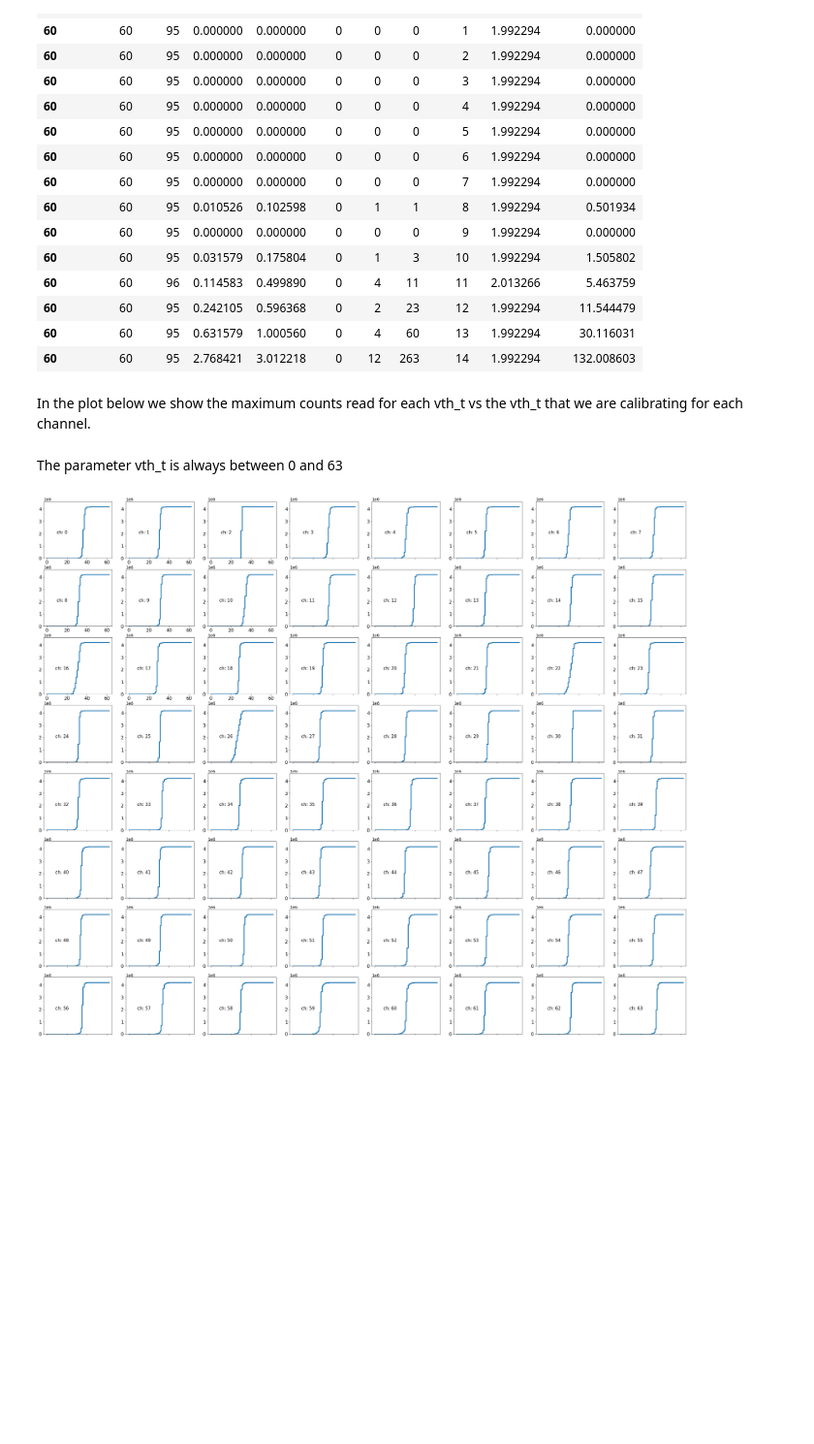
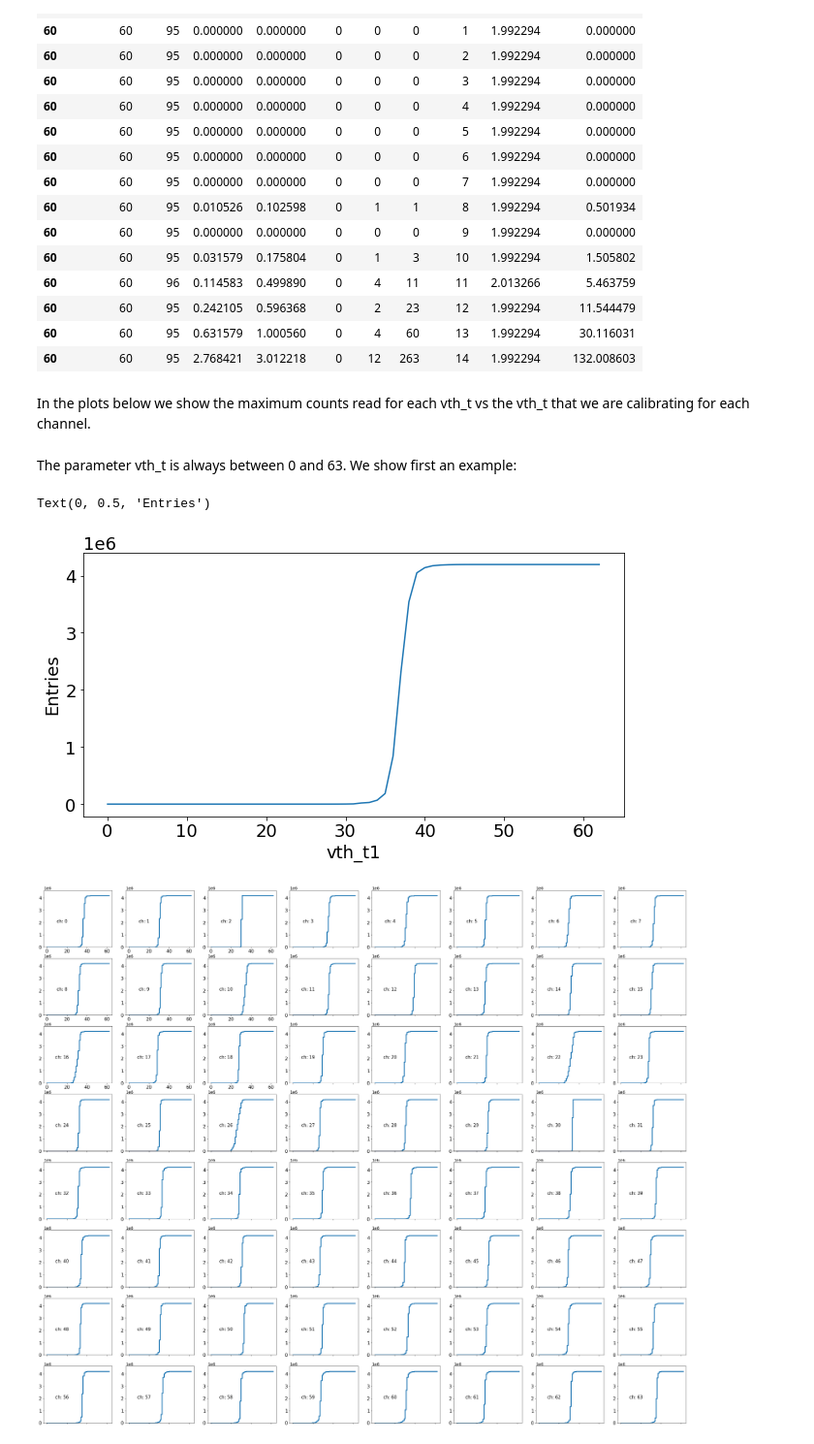
Before and after one commit to petalo-project/ANTEANB, a Jupyter notebook: preproc/Threshold_calibration_summary.ipynb, the cells around one changed output. Shown at 97% size. Drawn from its saved outputs; the diff is of its cells as text; code cells hidden in the pictures; blank space fills up the shorter version.

Commit message:
Add two plots as examples.

```diff
--- a/preproc/Threshold_calibration_summary.ipynb
+++ b/preproc/Threshold_calibration_summary.ipynb
@@ -125,9 +130,17 @@ df_counts[(df_counts['channel_id'] == 60)][0:15]
 | 60 | 60 | 95 | 0.631579 | 1.000560 | 0 | 4 | 60 | 13 | 1.992294 | 30.116031 |
 | 60 | 60 | 95 | 2.768421 | 3.012218 | 0 | 12 | 263 | 14 | 1.992294 | 132.008603 |
 # %% [markdown]
-In the plot below we show the maximum counts read for each vth_t vs the vth_t that we are calibrating for each channel.
+In the plots below we show the maximum counts read for each vth_t vs the vth_t that we are calibrating for each channel.
 # %% [markdown]
-The parameter vth_t is always between 0 and 63
+The parameter vth_t is always between 0 and 63. We show first an example:
+# %%
+plt.figure(figsize = (10, 5))
+plt.plot(df_counts[df_counts['channel_id'] == 0][field].values, df_counts[df_counts['channel_id'] == 0]['max'].values)
+plt.xlabel(field)
+plt.ylabel('Entries')
+# %% [output]
+Text(0, 0.5, 'Entries')
+[figure, added]
 # %%
 plot_channels(df_counts, channels, nbits)
 # %% [output]
```
Also changed, not shown: parts of 8 cells of this notebook.
